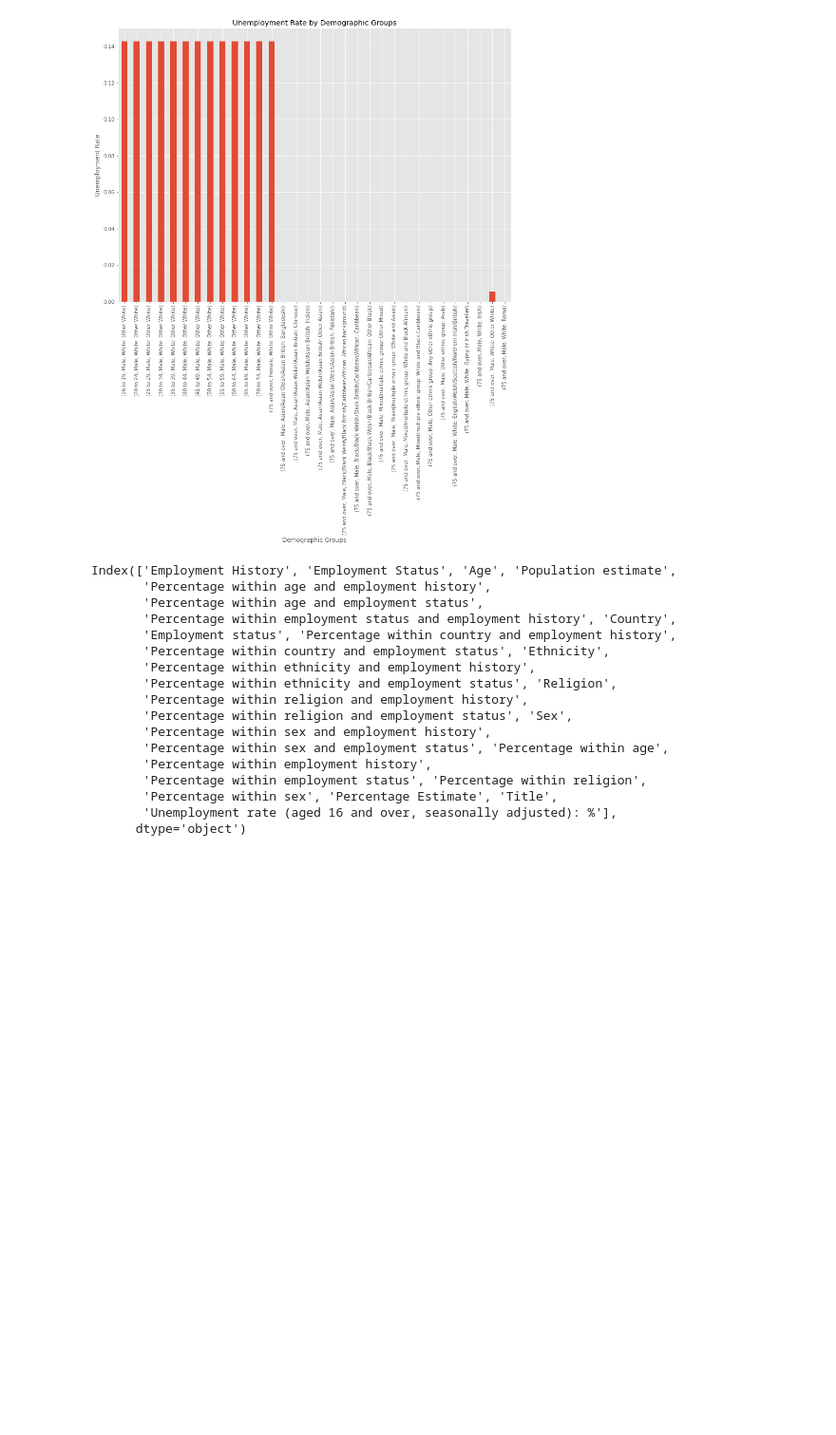
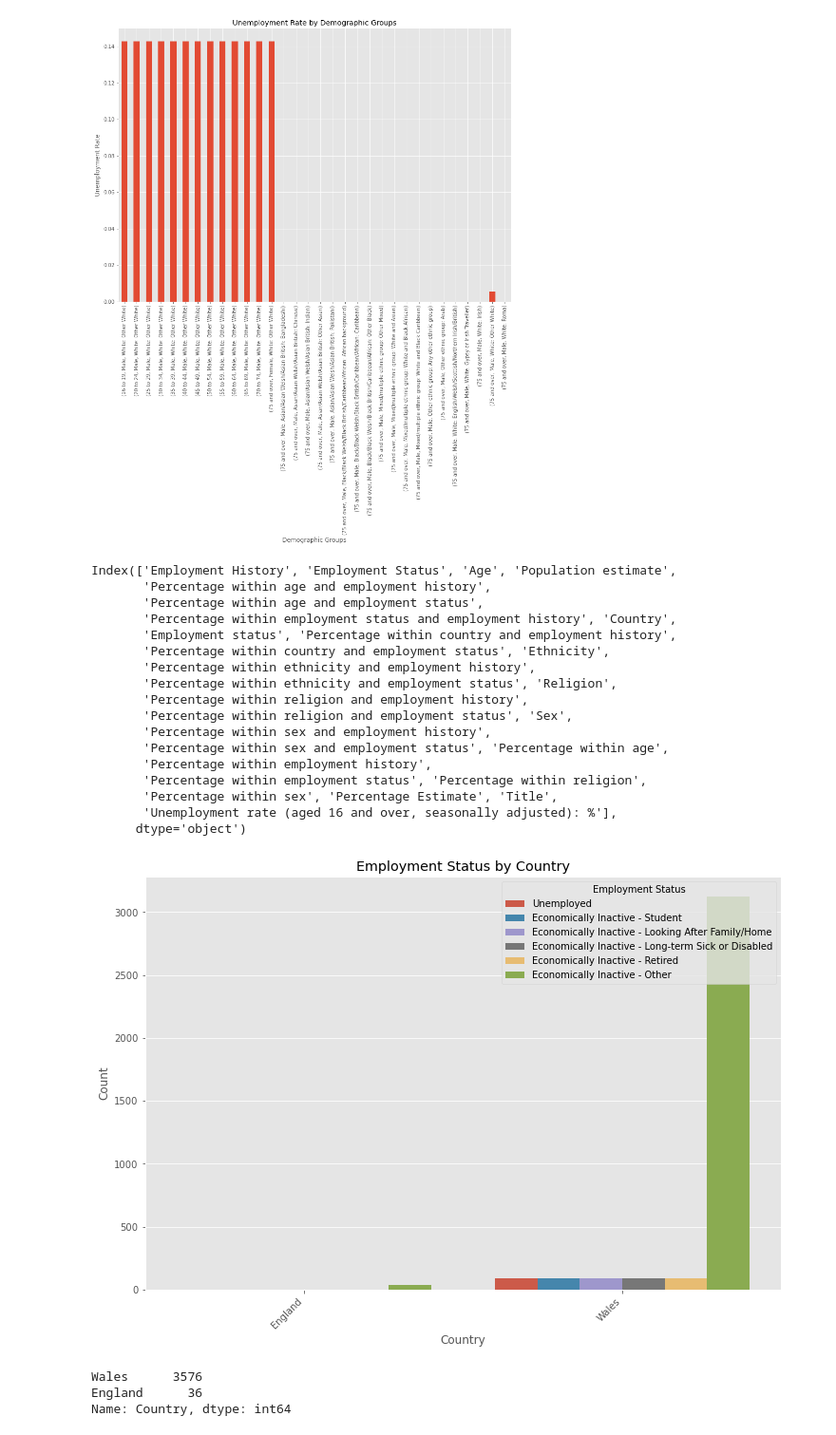
Before and after one commit to Guyoyo/UK-Labor-Market-Analyse, a Jupyter notebook: UK Labour Market Project.ipynb, the cells around one changed output. Shown at 95% size. Drawn from its saved outputs; the diff is of its cells as text; code cells hidden in the pictures; blank space fills up the shorter version.

```diff
--- a/UK Labour Market Project.ipynb
+++ b/UK Labour Market Project.ipynb
@@ -298,3 +298,21 @@ Index(['Employment History', 'Employment Status', 'Age', 'Population estimate',
        'Percentage within sex', 'Percentage Estimate', 'Title',
        'Unemployment rate (aged 16 and over, seasonally adjusted): %'],
       dtype='object')
+# %%
+# Employment status by country
+plt.figure(figsize=(12, 8))
+sns.countplot(x='Country', hue='Employment Status', data=combine_df)
+plt.title('Employment Status by Country')
+plt.xticks(rotation=45, ha='right')
+plt.xlabel('Country')
+plt.ylabel('Count')
+plt.legend(title='Employment Status')
+plt.show()
+# %% [output]
+[figure, added]
+# %%
+combine_df['Country'].value_counts()
+# %% [output]
+Wales      3576
+England      36
+Name: Country, dtype: int64
```
Also changed, not shown: parts of 25 cells of this notebook.
